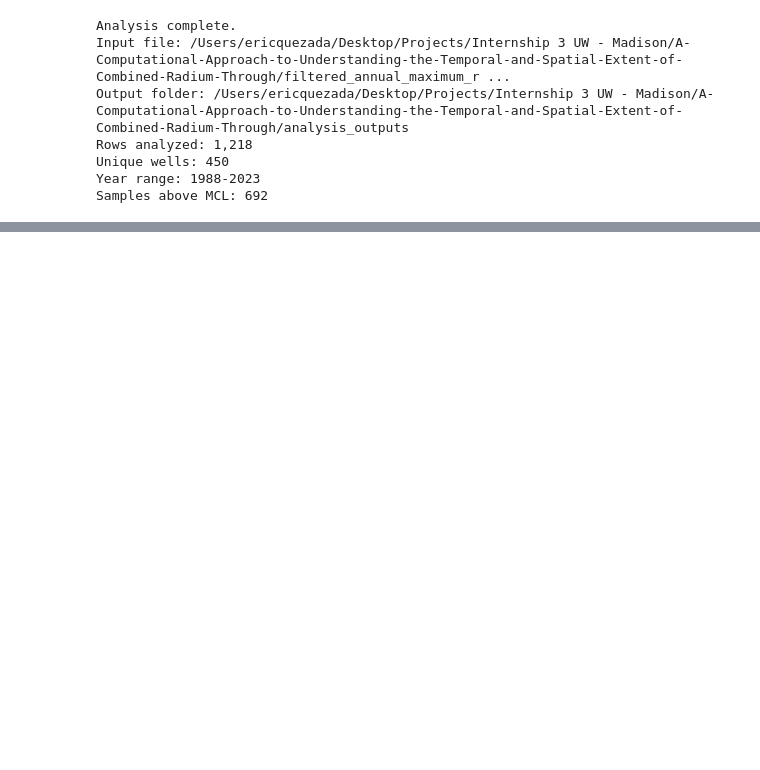
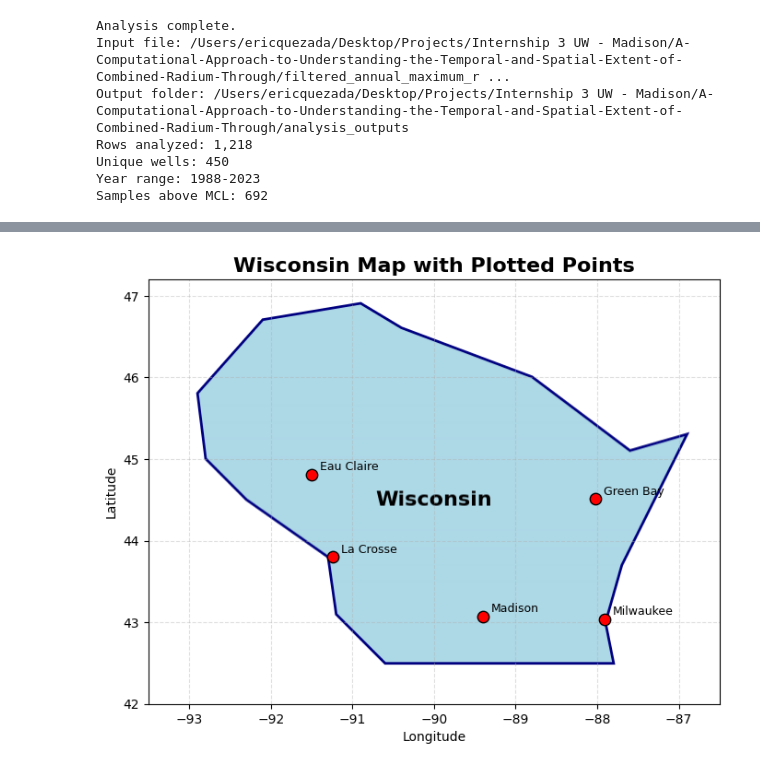
Before and after one commit to erquezada/A-Computational-Approach-to-Understanding-the-Temporal-and-Spatial-Extent-of-Combined-Radium-Through, a Jupyter notebook: UW.ipynb, the cells around one changed output, grey strips where cells are left out. Saved outputs shown, nothing was run; the diff lists cells and outputs as text; code cells hidden in the pictures; blank space fills up the shorter version.

```diff
--- a/UW.ipynb
+++ b/UW.ipynb
@@ -1025,0 +1100,63 @@ Samples above MCL: 692
+# %%
+from pathlib import Path
+import matplotlib.pyplot as plt
+import matplotlib.image as mpimg
+
+# ------------------------------------------------------------
+# Load the Wisconsin image you already created
+# ------------------------------------------------------------
+image_path = Path("wisconsin_map.png")
+if not image_path.exists():
+    raise FileNotFoundError(f"Map image not found: {image_path.resolve()}")
+
+img = mpimg.imread(str(image_path))
+
+# ------------------------------------------------------------
+# Geographic bounds used when the image was created
+# These MUST match the axis limits from your first script
+# ------------------------------------------------------------
+min_lon, max_lon = -93.5, -86.5
+min_lat, max_lat = 42.0, 47.2
+
+# ------------------------------------------------------------
+# Example points to plot
+# Format: (name, longitude, latitude)
+# ------------------------------------------------------------
+points = [
+    ("Madison", -89.4012, 43.0731),
+    ("Milwaukee", -87.9065, 43.0389),
+    ("Green Bay", -88.0198, 44.5133),
+    ("La Crosse", -91.2396, 43.8014),
+    ("Eau Claire", -91.4985, 44.8113),
+]
+
+# ------------------------------------------------------------
+# Create figure and display the image as a map background
+# ------------------------------------------------------------
+fig, ax = plt.subplots(figsize=(8, 8))
+ax.imshow(img, extent=[min_lon, max_lon, min_lat, max_lat], aspect="equal")
+
+# ------------------------------------------------------------
+# Plot each point
+# ------------------------------------------------------------
+for name, lon, lat in points:
+    ax.scatter(lon, lat, s=80, facecolor="red", edgecolor="black", zorder=3)
+    ax.text(lon + 0.1, lat + 0.05, name, fontsize=9, zorder=4)
+
+# ------------------------------------------------------------
+# Formatting
+# ------------------------------------------------------------
+ax.set_title("Wisconsin Map with Plotted Points", fontsize=16, fontweight="bold")
+ax.set_xlabel("Longitude")
+ax.set_ylabel("Latitude")
+ax.set_xlim(min_lon, max_lon)
+ax.set_ylim(min_lat, max_lat)
+ax.grid(True, linestyle="--", alpha=0.4)
+
+# ------------------------------------------------------------
+# Save and show
+# ------------------------------------------------------------
+plt.savefig("wisconsin_map_with_points.png", dpi=300, bbox_inches="tight")
+plt.show()
+# %% [output]
+[figure, added]
```
Also changed, not shown: parts of 6 cells of this notebook, 13 other files.
